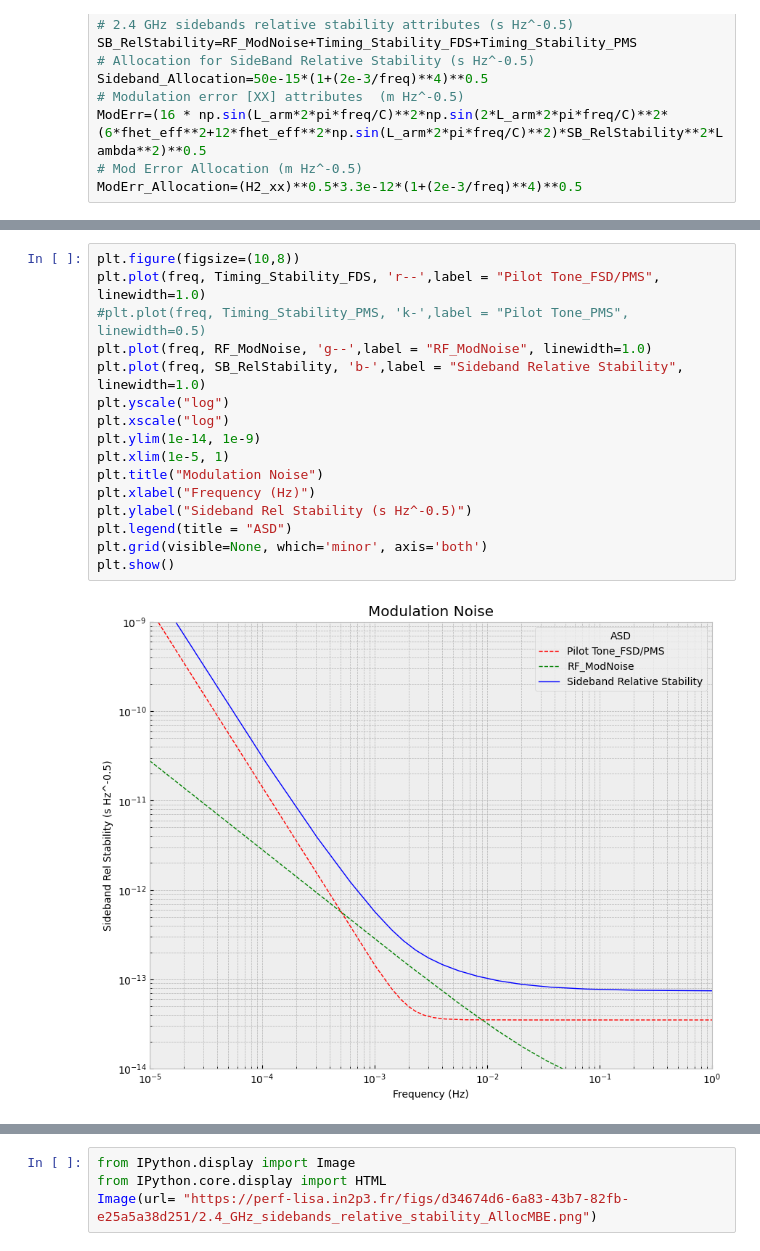
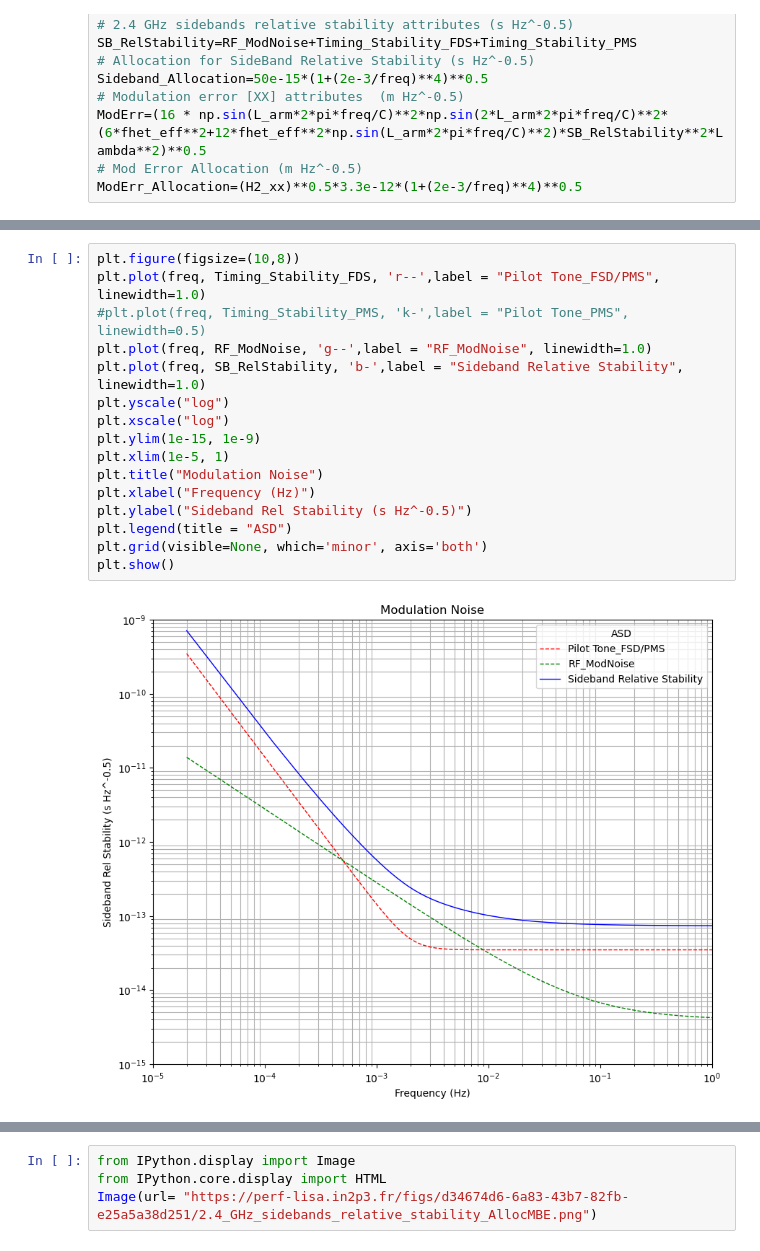
Before and after one commit to raidurgesh/RFNoise, a Jupyter notebook: RFModErr01.ipynb, the cells around one changed output, grey strips where cells are left out. Drawn from its saved outputs; the diff is of its cells as text.

```diff
--- a/RFModErr01.ipynb
+++ b/RFModErr01.ipynb
@@ -76,21 +76,21 @@ Image(url= "https://perf-lisa.in2p3.fr/figs/e41a1d9a-0f74-4a0b-9943-746ba5eeb33f
 # %%
 plt.figure(figsize=(10,8))
 plt.plot(freq, Timing_Stability_FDS, 'r--',label = "Pilot Tone_FSD/PMS", linewidth=1.0)
 #plt.plot(freq, Timing_Stability_PMS, 'k-',label = "Pilot Tone_PMS", linewidth=0.5)
 plt.plot(freq, RF_ModNoise, 'g--',label = "RF_ModNoise", linewidth=1.0)
 plt.plot(freq, SB_RelStability, 'b-',label = "Sideband Relative Stability", linewidth=1.0)
 plt.yscale("log")
 plt.xscale("log")
-plt.ylim(1e-14, 1e-9)
+plt.ylim(1e-15, 1e-9)
 plt.xlim(1e-5, 1)
 plt.title("Modulation Noise")
 plt.xlabel("Frequency (Hz)")
 plt.ylabel("Sideband Rel Stability (s Hz^-0.5)")
 plt.legend(title = "ASD")
 plt.grid(visible=None, which='minor', axis='both')
 plt.show()
 # %% [output]
-[figure, old version]
+[figure, new version]
 # %%
 plt.figure(figsize=(10,8))
 plt.plot(freq, SB_RelStability, 'b-',label = "Sideband Relative Stability", linewidth=1.0)
```
Also changed, not shown: parts of 5 cells of this notebook.
